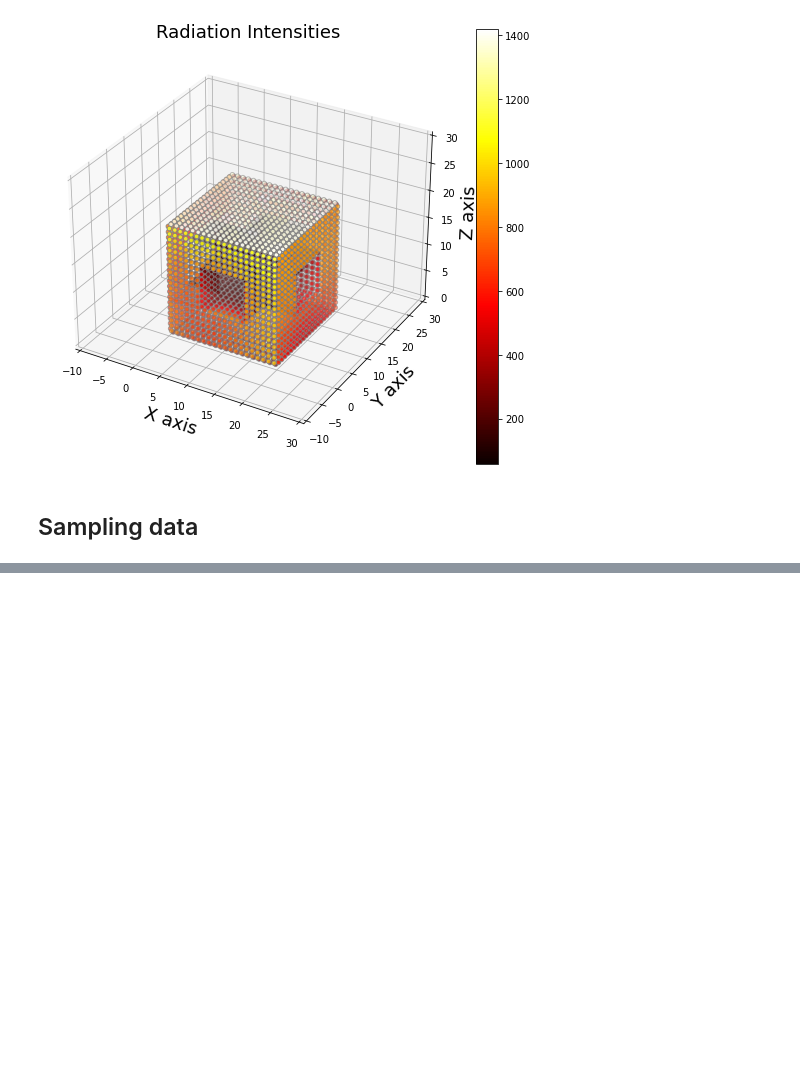
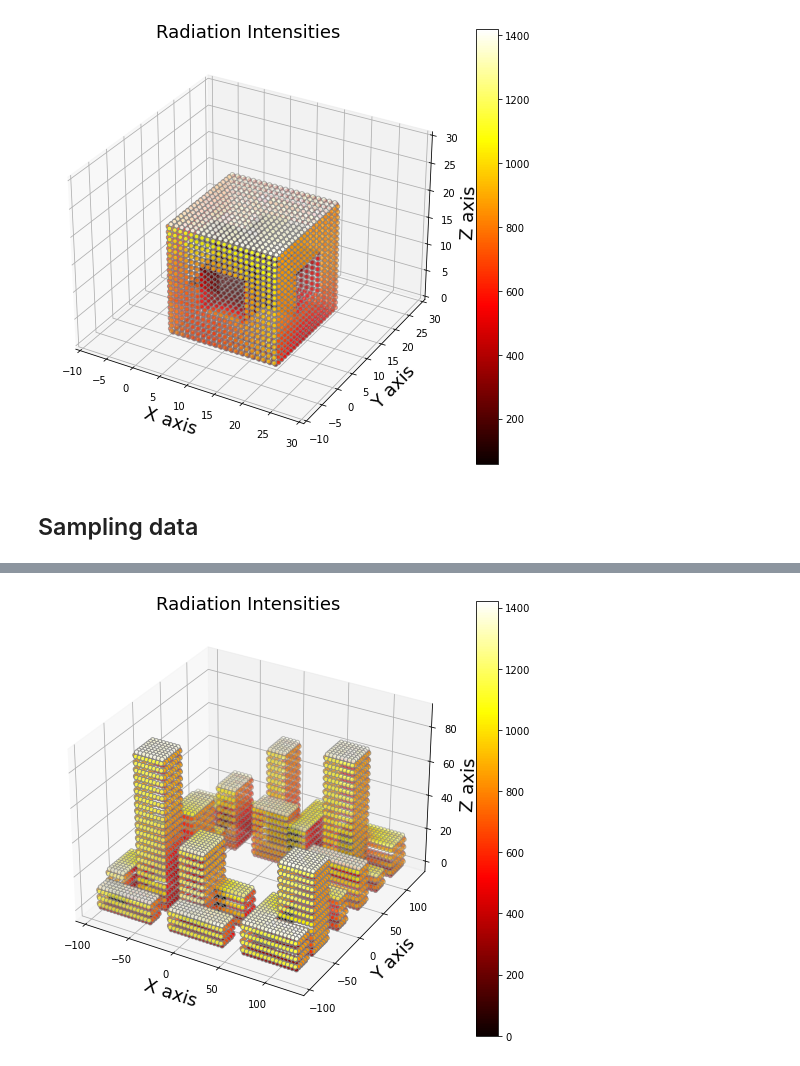
Before and after one commit to jhan2harvard/DataScience_BPS_GSD2021, a Jupyter notebook: Day2/2021_DataScience_BPS_Day2.ipynb, the cells around one changed output, grey strips where cells are left out. Cells and saved outputs as stored; diff of their text form; code cells hidden in the pictures; blank space fills up the shorter version.

```diff
--- a/Day2/2021_DataScience_BPS_Day2.ipynb
+++ b/Day2/2021_DataScience_BPS_Day2.ipynb
@@ -63,2 +80,18 @@ plt.show()
+# %%
+fig = plt.figure(figsize=(20,8))
+ax1 = fig.add_subplot(122, projection='3d')
+im = ax1.scatter(dataRad[0], dataRad[1], dataRad[2],
+                 s=20, c=dataRad[3], cmap=my_cmap, edgecolors='grey')
+
+ax1.set_xlabel('X axis', fontsize =18)
+ax1.set_ylabel('Y axis', fontsize =18)
+ax1.set_zlabel('Z axis', fontsize =18)
+
+ax1.set_title('Radiation Intensities', fontsize =18)
+plt.colorbar(im)
+
+plt.show()
+# %% [output]
+[figure, added]
 # %%
 ## Sampling pandas dataframe
```
Also changed, not shown: parts of 4 cells of this notebook, 1 other file.
